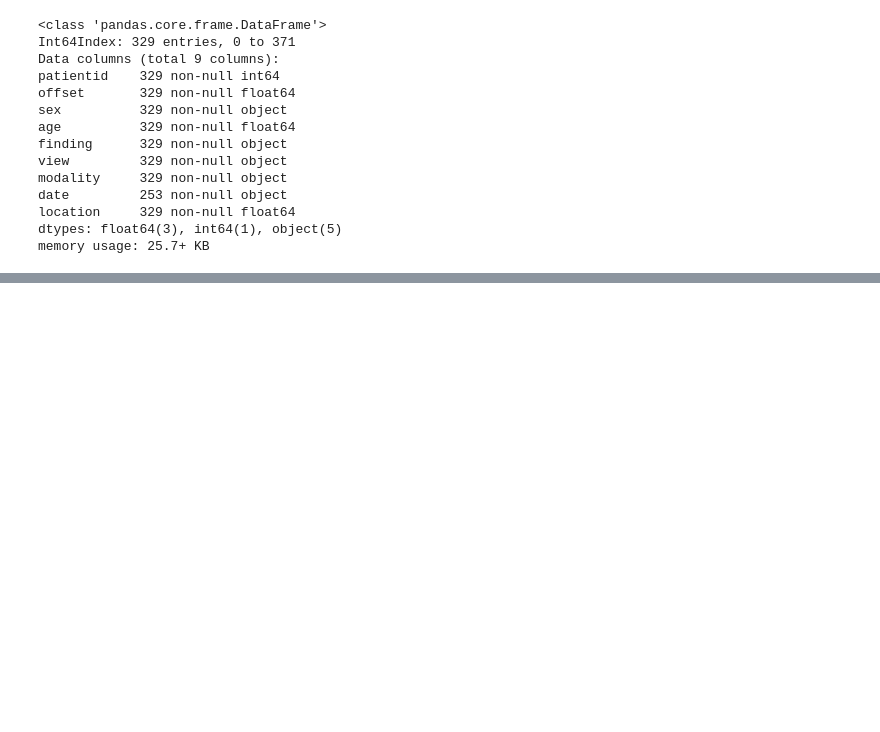
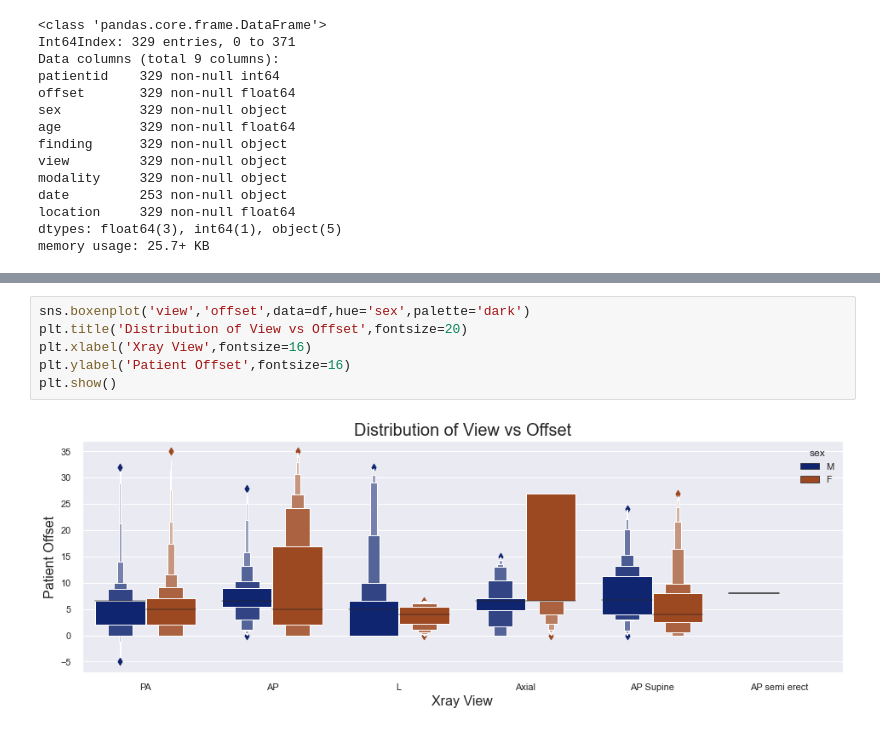
Before and after one commit to sb-robo/Covid-Detection-with-XRay-images, a Jupyter notebook: Analysis Data.ipynb, the cells around one changed output, grey strips where cells are left out. Cells and saved outputs as stored; diff of their text form; blank space fills up the shorter version.

```diff
--- a/Analysis Data.ipynb
+++ b/Analysis Data.ipynb
@@ -66,0 +89,8 @@ memory usage: 25.7+ KB
+# %%
+sns.boxenplot('view','offset',data=df,hue='sex',palette='dark')
+plt.title('Distribution of View vs Offset',fontsize=20)
+plt.xlabel('Xray View',fontsize=16)
+plt.ylabel('Patient Offset',fontsize=16)
+plt.show()
+# %% [output]
+[figure, added]
```
Also changed, not shown: parts of 4 cells of this notebook.
